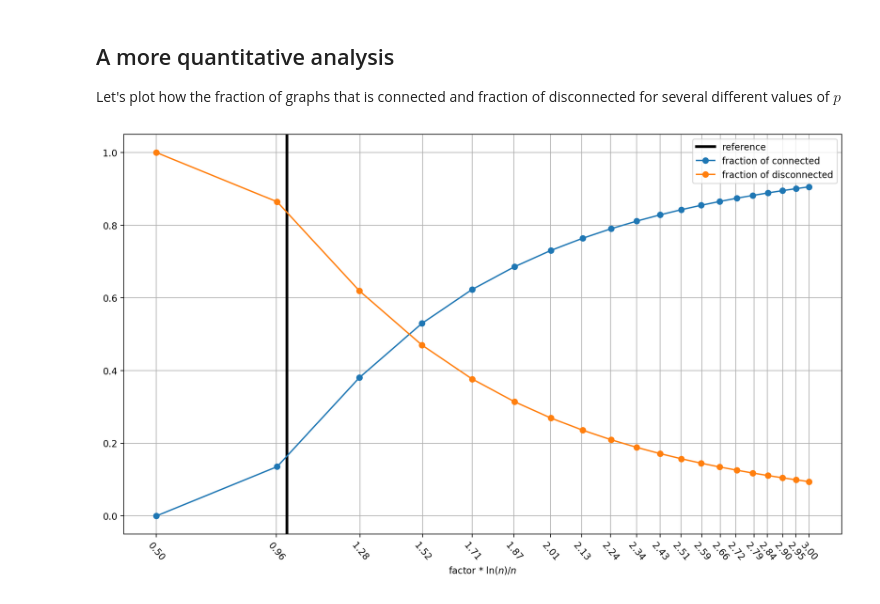
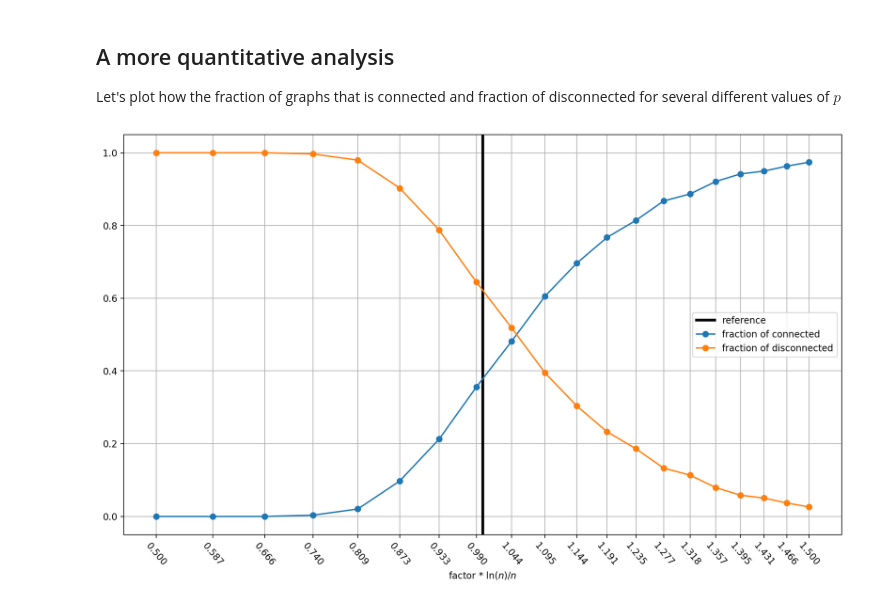
Before and after one commit to SunAndClouds/ComplexSystems, a Jupyter notebook: Lab3.ipynb, the cells around one changed output. Cells and saved outputs as stored; diff of their text form; code cells hidden in the pictures.

```diff
--- a/Lab3.ipynb
+++ b/Lab3.ipynb
@@ -238,17 +240,17 @@ Number of disconnected graphs 770
 ## A more quantitative analysis
 Let's plot how the fraction of graphs that is connected and fraction of disconnected for several different values of $p$
 # %%
-result = []
 connected_frac = []
 disconnected_frac = []
 
 n = 1000 # Number of vertices
 
-log_distributed_factors = np.log( np.linspace(np.e**0.5, np.e**3, 20) ) # uniform log distributed numbers from 0.5 to 3
+log_distributed_factors = np.log( np.linspace(np.e**0.5, np.e**1.5, 20) ) # uniform log distributed numbers from 0.5 to 1.5
 probabilities = log_distributed_factors * np.log(n) / n
 
 for p in tqdm(probabilities):
-    for _ in range(1000):
+    result = []
+    for _ in range(5000):
         adj_matrix = generate_er_graph(n, p)
         is_connected = check_connectivity(adj_matrix)
         result.append(is_connected) # True if disconnected, False if connected
@@ -265,14 +267,14 @@ for p in tqdm(probabilities):
 # %%
 plt.figure(dpi=200)
 
 plt.axvline(1, label="reference", lw=3, color="black")
 plt.plot(log_distributed_factors, connected_frac, "o-", label="fraction of connected")
 plt.plot(log_distributed_factors, disconnected_frac, "o-", label="fraction of disconnected")
 
 plt.xlabel("factor * $\ln(n)/n$")
-plt.xticks(log_distributed_factors.round(2), rotation=310)
+plt.xticks(log_distributed_factors, rotation=310)
 plt.legend()
 plt.grid()
 plt.show()
 # %% [output]
-[figure, old version]
+[figure, new version]
```
Also changed, not shown: parts of 5 cells of this notebook.
